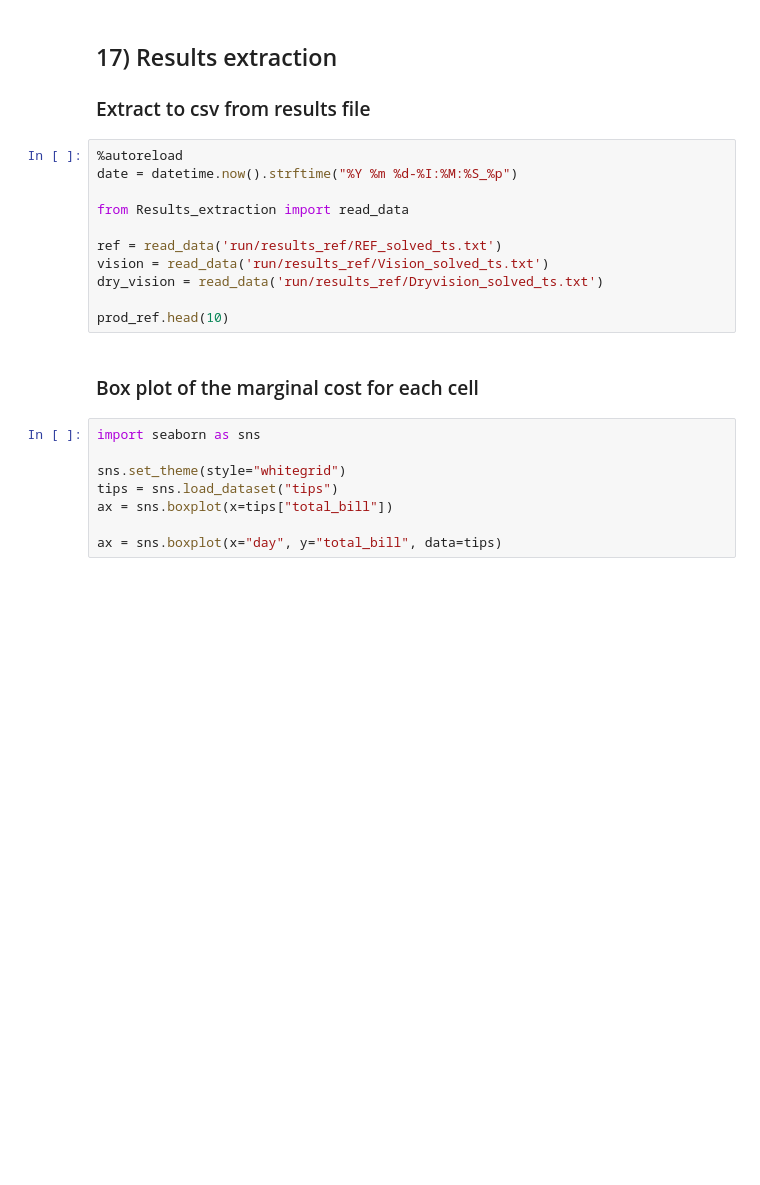
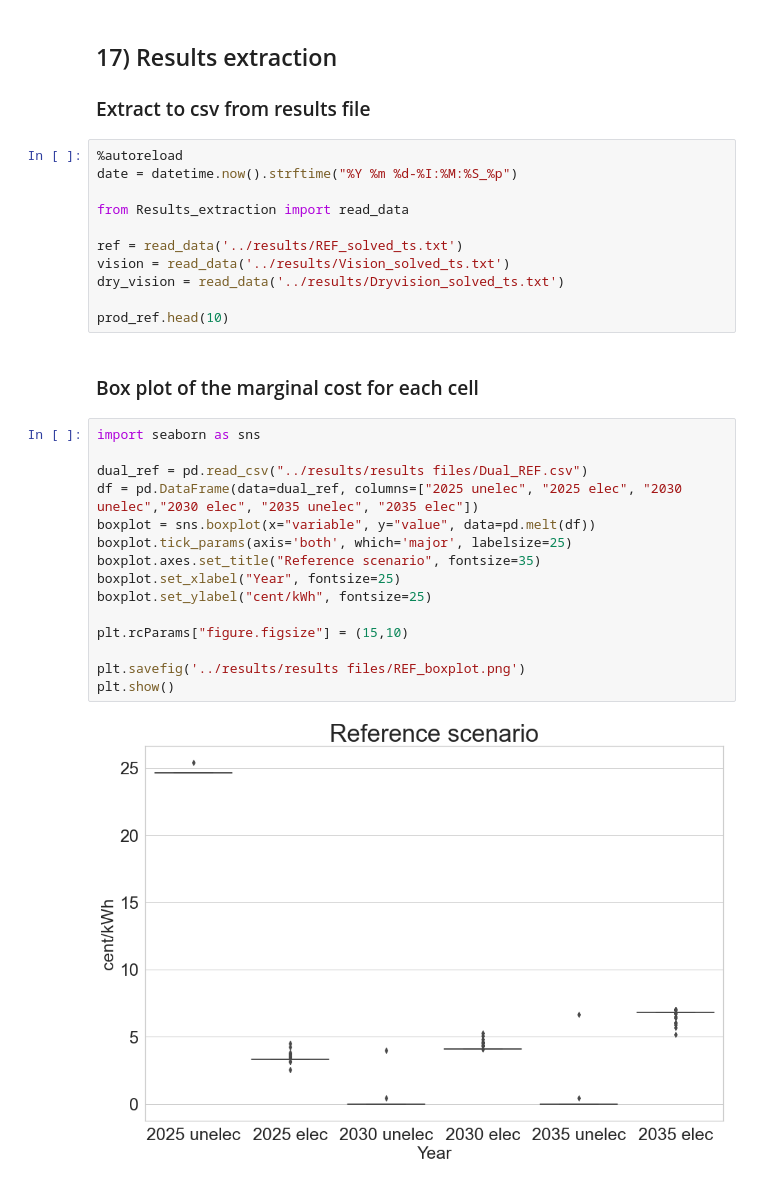
Before and after one commit to KTH-dESA/GEOSeMOSYS_Kenya, a Jupyter notebook: src/GEOSeMOSYS - exploring linear programming geospatial modelling.ipynb, the cells around one changed output. Saved outputs shown, nothing was run; the diff lists cells and outputs as text; blank space fills up the shorter version.

```diff
--- a/src/GEOSeMOSYS - exploring linear programming geospatial modelling.ipynb
+++ b/src/GEOSeMOSYS - exploring linear programming geospatial modelling.ipynb
@@ -503,18 +509,27 @@ date = datetime.now().strftime("%Y %m %d-%I:%M:%S_%p")
 
 from Results_extraction import read_data
 
-ref = read_data('run/results_ref/REF_solved_ts.txt')
-vision = read_data('run/results_ref/Vision_solved_ts.txt')
-dry_vision = read_data('run/results_ref/Dryvision_solved_ts.txt')
+ref = read_data('../results/REF_solved_ts.txt')
+vision = read_data('../results/Vision_solved_ts.txt')
+dry_vision = read_data('../results/Dryvision_solved_ts.txt')
 
 prod_ref.head(10)
 # %% [markdown]
 ### Box plot of the marginal cost for each cell
-# %%
-import seaborn as sns
-
-sns.set_theme(style="whitegrid")
-tips = sns.load_dataset("tips")
-ax = sns.boxplot(x=tips["total_bill"])
-
-ax = sns.boxplot(x="day", y="total_bill", data=tips)
+# %%
+import seaborn as sns
+
+dual_ref = pd.read_csv("../results/results files/Dual_REF.csv")
+df = pd.DataFrame(data=dual_ref, columns=["2025 unelec", "2025 elec", "2030 unelec","2030 elec", "2035 unelec", "2035 elec"])
+boxplot = sns.boxplot(x="variable", y="value", data=pd.melt(df))
+boxplot.tick_params(axis='both', which='major', labelsize=25)
+boxplot.axes.set_title("Reference scenario", fontsize=35)
+boxplot.set_xlabel("Year", fontsize=25)
+boxplot.set_ylabel("cent/kWh", fontsize=25)
+
+plt.rcParams["figure.figsize"] = (15,10)
+
+plt.savefig('../results/results files/REF_boxplot.png')
+plt.show()
+# %% [output]
+[figure, added]
```
Also changed, not shown: parts of 10 cells of this notebook, 3 other files.
